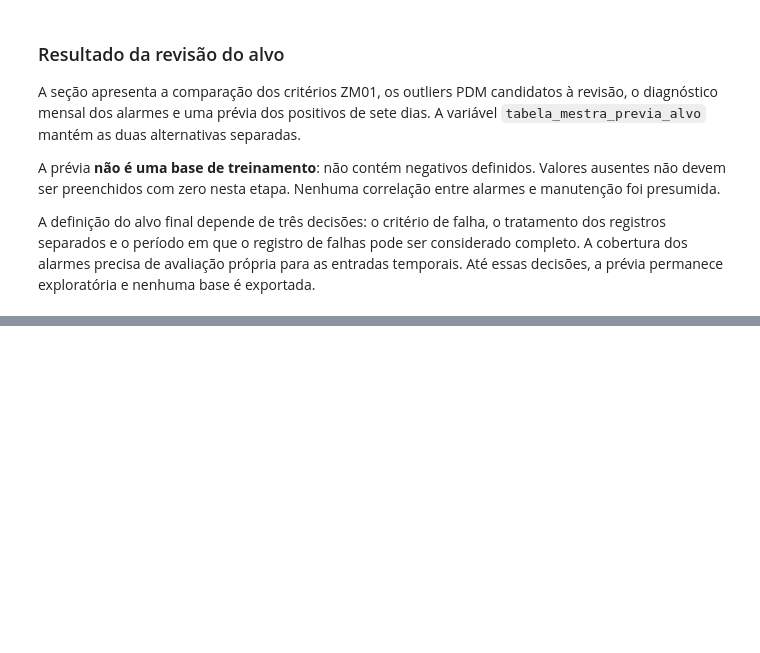
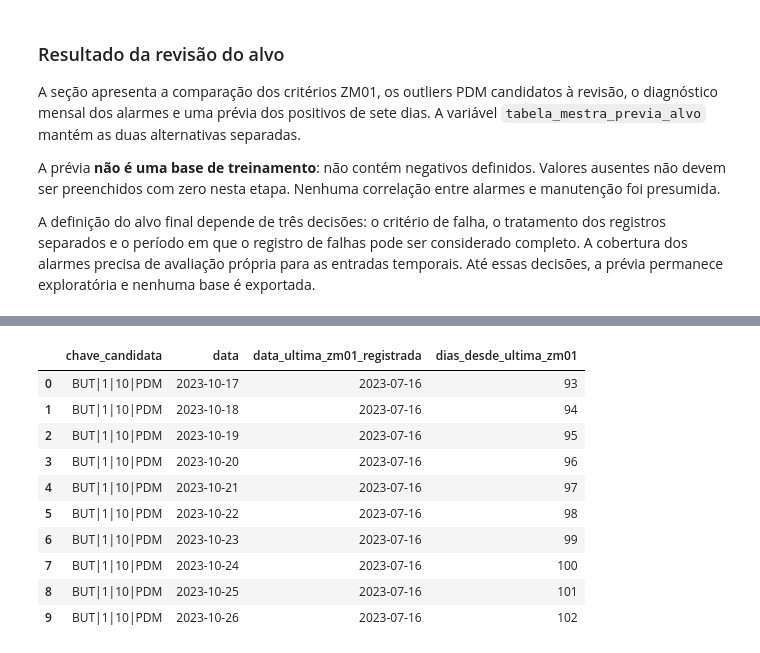
Before and after one commit to joaocardosodias/Lumem, a Jupyter notebook: models/modelo-rnn-1/01-criacao-tabela-mestra.ipynb, the cells around one changed output, grey strips where cells are left out. Cells and saved outputs as stored; diff of their text form; code cells hidden in the pictures; blank space fills up the shorter version.

```diff
--- a/models/modelo-rnn-1/01-criacao-tabela-mestra.ipynb
+++ b/models/modelo-rnn-1/01-criacao-tabela-mestra.ipynb
@@ -1590,0 +1660,47 @@ A definição do alvo final depende de três decisões: o critério de falha, o
+# %%
+# Histórico elegível anterior ao início do calendário.
+historico_zm01 = corretivas_sem_ambiguidade["ZM01"]
+zm01_anteriores = historico_zm01.loc[
+    historico_zm01["chave_candidata"].isin(portas["chave_candidata"])
+    & historico_zm01["data_avaria"].lt(DATA_INICIO)
+]
+ultima_zm01_antes = zm01_anteriores.groupby("chave_candidata")["data_avaria"].max()
+
+# Marcação das datas com registros dentro do calendário.
+tem_zm01_no_dia = tabela_mestra_historico["qtd_ordens_zm01_inicio_avaria"].gt(0)
+tabela_mestra_historico["data_ultima_zm01_registrada"] = (
+    tabela_mestra_historico["data"].where(tem_zm01_no_dia)
+)
+
+# Propagação para a frente, sempre dentro da mesma porta.
+tabela_mestra_historico["data_ultima_zm01_registrada"] = (
+    tabela_mestra_historico.groupby("chave_candidata")["data_ultima_zm01_registrada"].ffill()
+)
+
+# Uso da última avaria anterior ao calendário quando houver registro.
+tabela_mestra_historico["data_ultima_zm01_registrada"] = (
+    tabela_mestra_historico["data_ultima_zm01_registrada"].fillna(
+        tabela_mestra_historico["chave_candidata"].map(ultima_zm01_antes)
+    )
+)
+
+tabela_mestra_historico["dias_desde_ultima_zm01"] = (
+    tabela_mestra_historico["data"]
+    - tabela_mestra_historico["data_ultima_zm01_registrada"]
+).dt.days.astype("Int64")
+
+display(tabela_mestra_historico[[
+    "chave_candidata", "data", "data_ultima_zm01_registrada", "dias_desde_ultima_zm01",
+]].head(10))
+# %% [output]
+|  | chave_candidata | data | data_ultima_zm01_registrada | dias_desde_ultima_zm01 |
+| 0 | BUT|1|10|PDM | 2023-10-17 | 2023-07-16 | 93 |
+| 1 | BUT|1|10|PDM | 2023-10-18 | 2023-07-16 | 94 |
+| 2 | BUT|1|10|PDM | 2023-10-19 | 2023-07-16 | 95 |
+| 3 | BUT|1|10|PDM | 2023-10-20 | 2023-07-16 | 96 |
+| 4 | BUT|1|10|PDM | 2023-10-21 | 2023-07-16 | 97 |
+| 5 | BUT|1|10|PDM | 2023-10-22 | 2023-07-16 | 98 |
+| 6 | BUT|1|10|PDM | 2023-10-23 | 2023-07-16 | 99 |
+| 7 | BUT|1|10|PDM | 2023-10-24 | 2023-07-16 | 100 |
+| 8 | BUT|1|10|PDM | 2023-10-25 | 2023-07-16 | 101 |
+| 9 | BUT|1|10|PDM | 2023-10-26 | 2023-07-16 | 102 |
```
Also changed, not shown: parts of 9 cells of this notebook.
